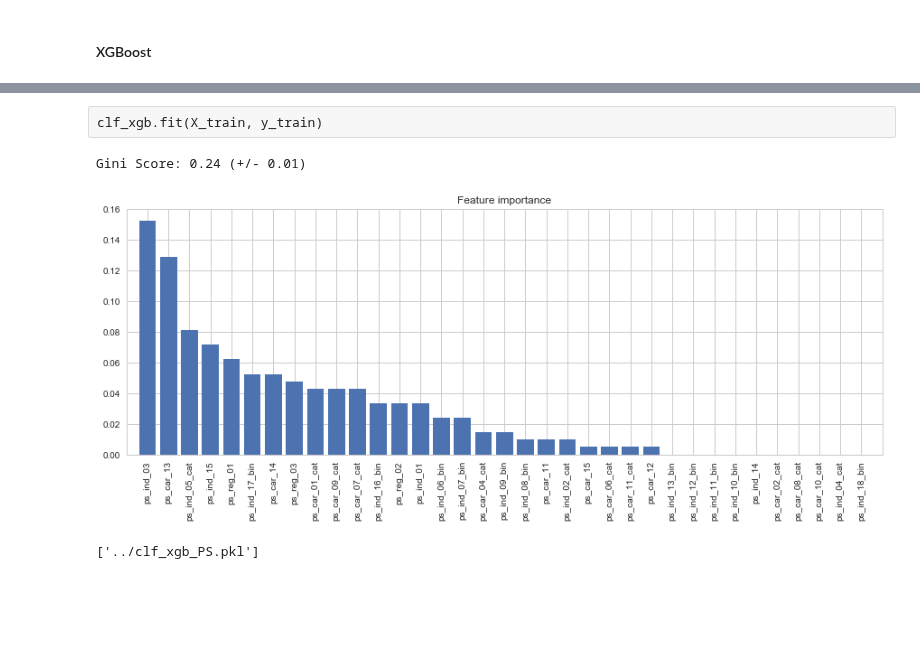
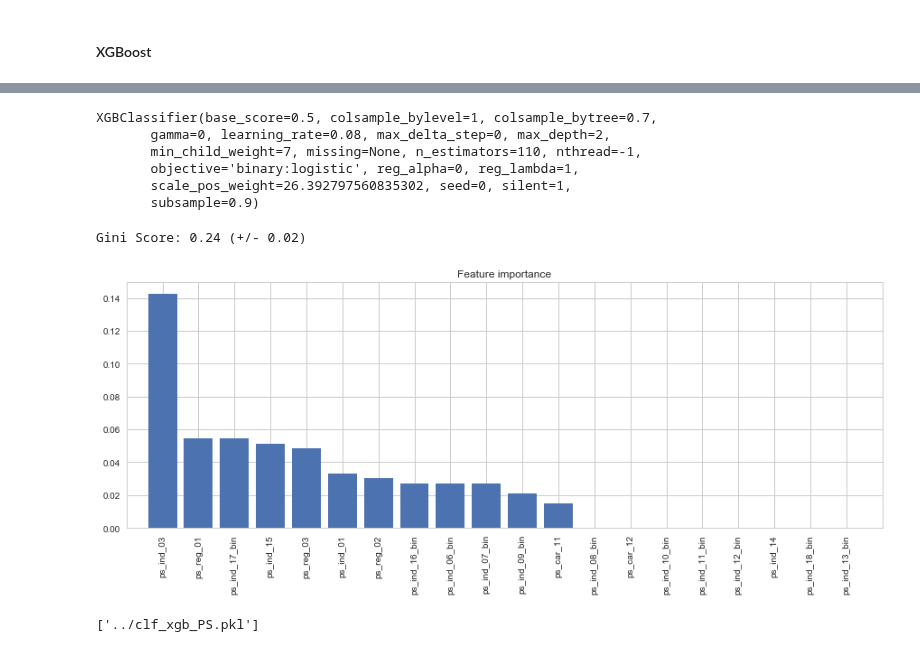
Before and after one commit to paulaceccon/ml-playground, a Jupyter notebook: Kernels/PortoSeguro.ipynb, the cells around one changed output, grey strips where cells are left out. Cells and saved outputs as stored; diff of their text form; code cells hidden in the pictures; blank space fills up the shorter version.

```diff
--- a/Kernels/PortoSeguro.ipynb
+++ b/Kernels/PortoSeguro.ipynb
@@ -232,8 +232,8 @@ gini_sklearn = metrics.make_scorer(gini_normalizedc, True, True)
 # %% [markdown]
 And an auxiliar function to print feature importances.
 # %%
-def plot_importances(clf, features):
-    importances = clf.feature_importances_
+def plot_importances(clf, features, top):
+    importances = clf.feature_importances_[:top]
     indices = np.argsort(importances)[::-1]
 
     plt.figure(figsize=(15, 5))
@@ -251,16 +251,16 @@ import xgboost as xgb
 spw = class_weight[1]/class_weight[0]
 # %%
 clf_xgb_params = {
-    'learning_rate':      [0.03, 0.05, 0.08],
-    'n_estimators':       [150, 160],
-    'max_depth':          [2, 3],
+    'learning_rate':      [0.08, 0.09],
+    'n_estimators':       [100, 110, 120],
+    'max_depth':          [2],
     'min_child_weight':   [3, 5, 7],
-    'subsample':          [0.8, 0.9, 1.0],
+    'subsample':          [0.9, 1.],
     'colsample_bytree':   [0.5, 0.6, 0.7]
 }
 # %%
 clf_xgb = xgb.XGBClassifier(silent=1, objective='binary:logistic', seed=0, scale_pos_weight=spw)
-grid = GridSearchCV(clf_xgb, clf_xgb_params, scoring=gini_sklearn, cv=3, verbose=1)
+grid = GridSearchCV(clf_xgb, clf_xgb_params, scoring=gini_sklearn, cv=3, verbose=1, n_jobs=-1)
 grid.fit(X_sample, y_sample)
 
 print (grid.best_params_)
@@ -273,14 +277,21 @@ KeyboardInterrupt:
-# %% [raw]
-clf_xgb.fit(X_train, y_train)
+# %%
+clf_xgb.fit(X_train, y_train)
+# %% [output]
+XGBClassifier(base_score=0.5, colsample_bylevel=1, colsample_bytree=0.7,
+       gamma=0, learning_rate=0.08, max_delta_step=0, max_depth=2,
+       min_child_weight=7, missing=None, n_estimators=110, nthread=-1,
+       objective='binary:logistic', reg_alpha=0, reg_lambda=1,
+       scale_pos_weight=26.392797560835302, seed=0, silent=1,
+       subsample=0.9)
 # %%
 scores = cross_val_score(clf_xgb, X_test, y_test, scoring=gini_sklearn, cv=3, n_jobs=-1)
 print("Gini Score: %0.2f (+/- %0.2f)" % (scores.mean(), scores.std() * 2))
 # %% [output]
-Gini Score: 0.24 (+/- 0.01)
+Gini Score: 0.24 (+/- 0.02)
 # %%
-plot_importances(clf_xgb, X_train.columns.values)
+plot_importances(clf_xgb, X_train.columns.values, 20)
 # %% [output]
-[figure, old version]
+[figure, new version]
 # %%
 y_pred = clf_xgb.predict_proba(X_valid)
 # %%
```
Also changed, not shown: parts of 23 cells of this notebook, 4 other files.
